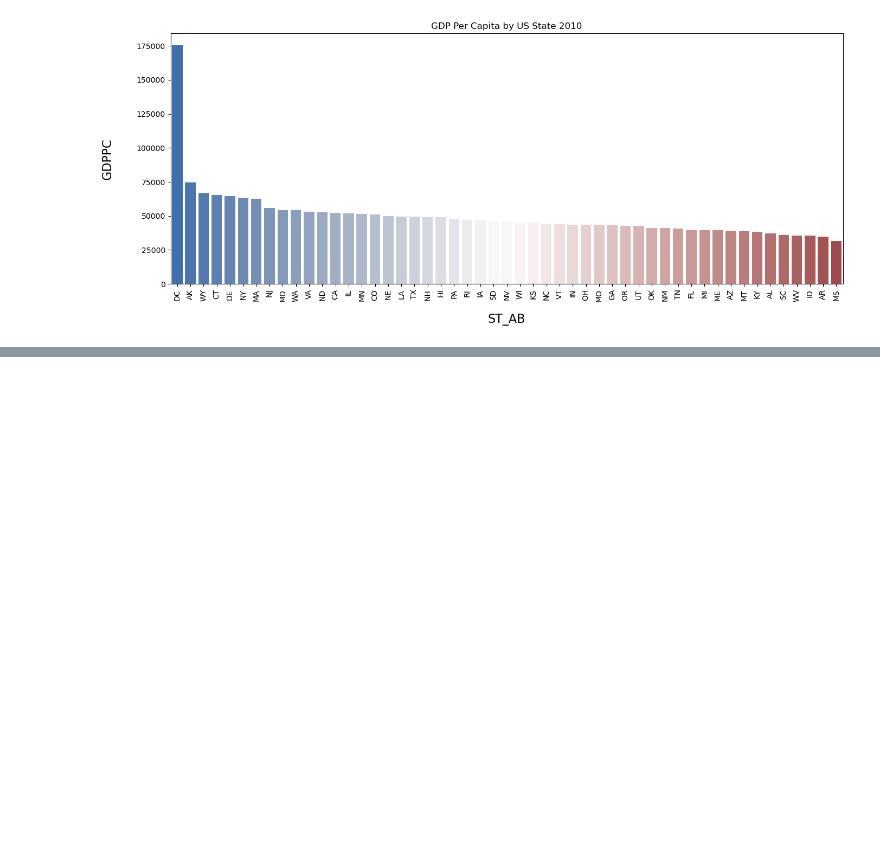
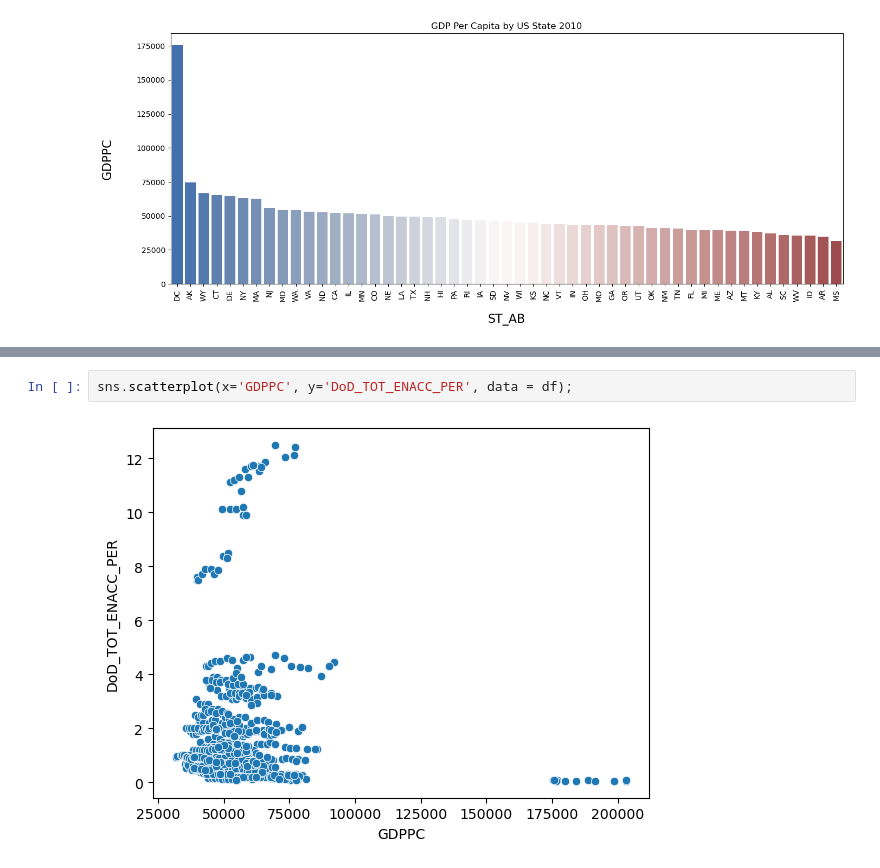
Before and after one commit to lightc4/lightch_capstone1, a Jupyter notebook: notebook/GDPPC.ipynb, the cells around one changed output, grey strips where cells are left out. Drawn from its saved outputs; the diff is of its cells as text; blank space fills up the shorter version.

```diff
--- a/notebook/GDPPC.ipynb
+++ b/notebook/GDPPC.ipynb
@@ -284,0 +302,4 @@ sns.heatmap(data=
+# %%
+sns.scatterplot(x='GDPPC', y='DoD_TOT_ENACC_PER', data = df);
+# %% [output]
+[figure, added]
```
Also changed, not shown: parts of 24 cells of this notebook, 2 other files.
